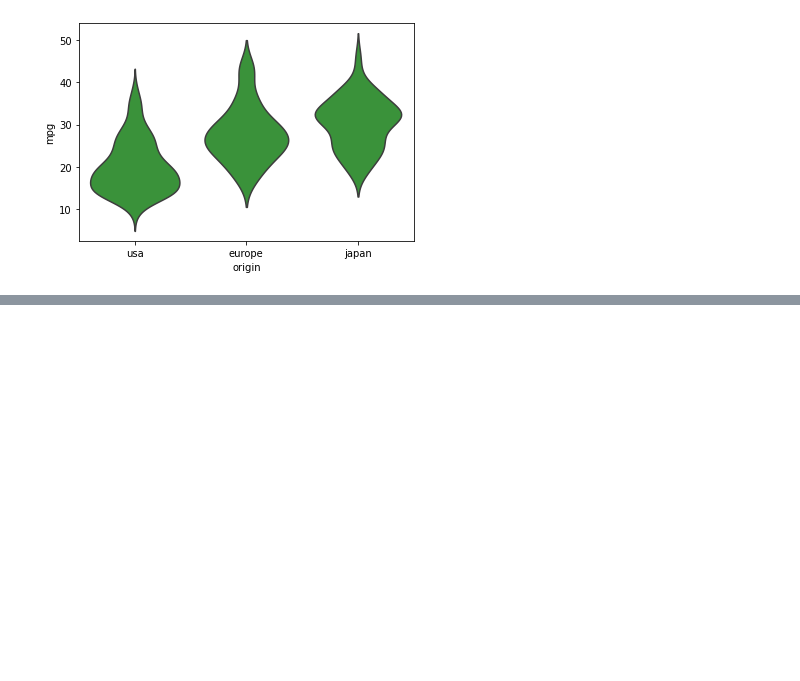
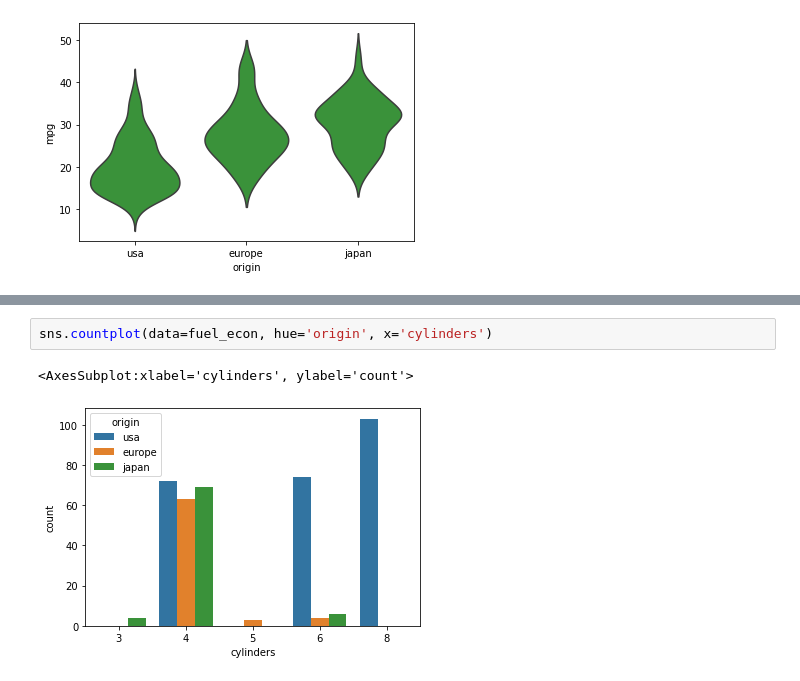
Before and after one commit to Ashes814/Udacity_Notes_Part12_Data_Visualizations, a Jupyter notebook: Lesson04_Bivariate_Exploration_of_Data/P12_L04_Notes.ipynb, the cells around one changed output, grey strips where cells are left out. Drawn from its saved outputs; the diff is of its cells as text; blank space fills up the shorter version.

```diff
--- a/Lesson04_Bivariate_Exploration_of_Data/P12_L04_Notes.ipynb
+++ b/Lesson04_Bivariate_Exploration_of_Data/P12_L04_Notes.ipynb
@@ -166,0 +230,5 @@ sns.violinplot(data=fuel_econ, x='origin', y='mpg',
+# %%
+sns.countplot(data=fuel_econ, hue='origin', x='cylinders')
+# %% [output]
+<AxesSubplot:xlabel='cylinders', ylabel='count'>
+[figure, added]
```
Also changed, not shown: parts of 20 cells of this notebook, 1 other file.
